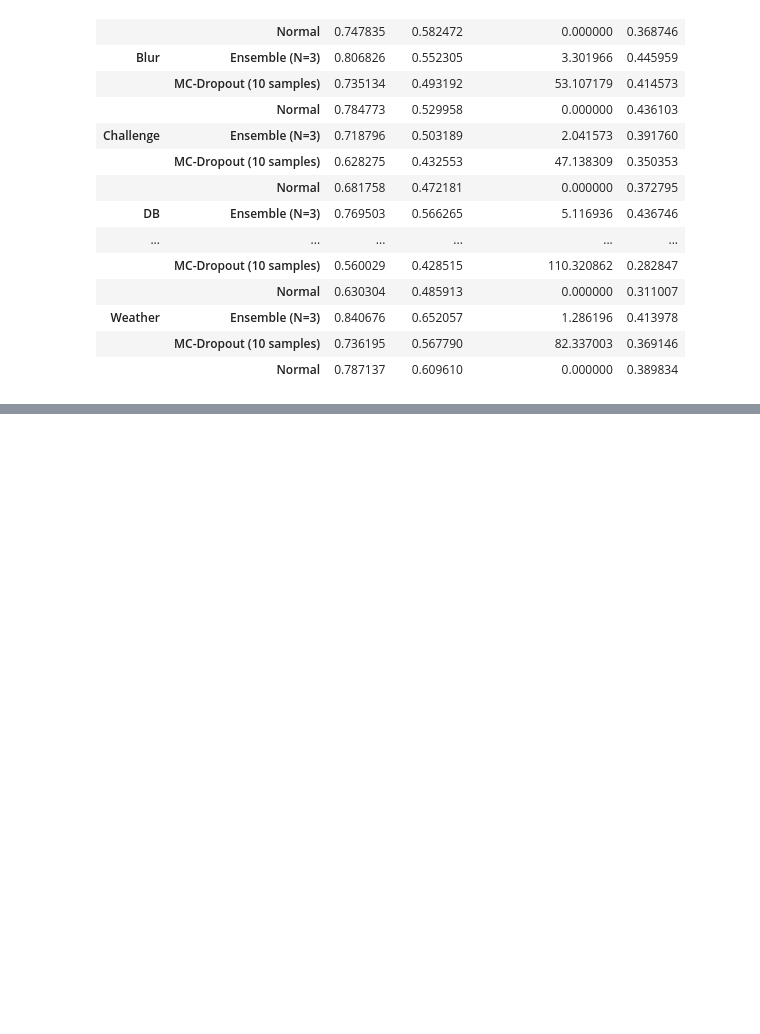
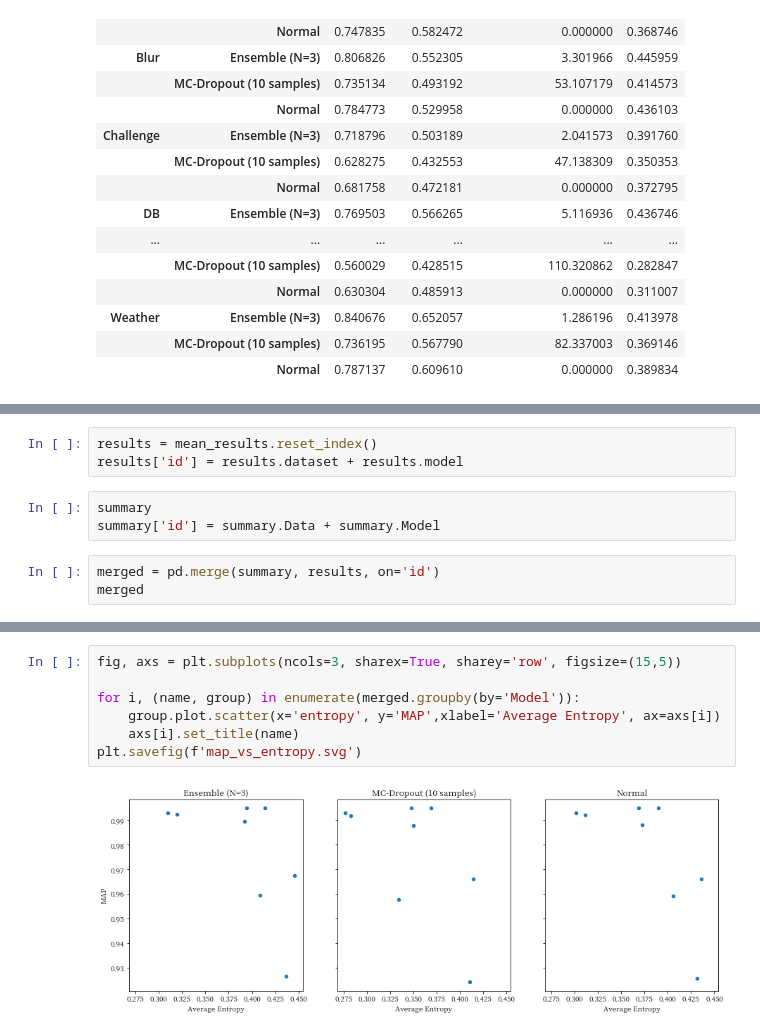
Before and after one commit to kylehiroyasu/stochastic-YOLO, a Jupyter notebook: notebooks/plots.ipynb, the cells around one changed output, grey strips where cells are left out. Drawn from its saved outputs; the diff is of its cells as text; blank space fills up the shorter version.

```diff
--- a/notebooks/plots.ipynb
+++ b/notebooks/plots.ipynb
@@ -250,2 +210,11 @@ Normal          & 0.995 & 0.966 &      0.988 & 0.926 & 0.959 &   0.993 & 0.992 &
 \bottomrule
 \end{tabular}
+# %%
+results = mean_results.reset_index()
+results['id'] = results.dataset + results.model
+# %%
+summary
+summary['id'] = summary.Data + summary.Model
+# %%
+merged = pd.merge(summary, results, on='id')
+merged
@@ -251,0 +239,9 @@ Normal          & 0.995 & 0.966 &      0.988 & 0.926 & 0.959 &   0.993 & 0.992 &
+# %%
+fig, axs = plt.subplots(ncols=3, sharex=True, sharey='row', figsize=(15,5))
+
+for i, (name, group) in enumerate(merged.groupby(by='Model')):
+    group.plot.scatter(x='entropy', y='MAP',xlabel='Average Entropy', ax=axs[i])
+    axs[i].set_title(name)
+plt.savefig(f'map_vs_entropy.svg')
+# %% [output]
+[figure, added]
```
Also changed, not shown: parts of 13 cells of this notebook, 1 other file.
